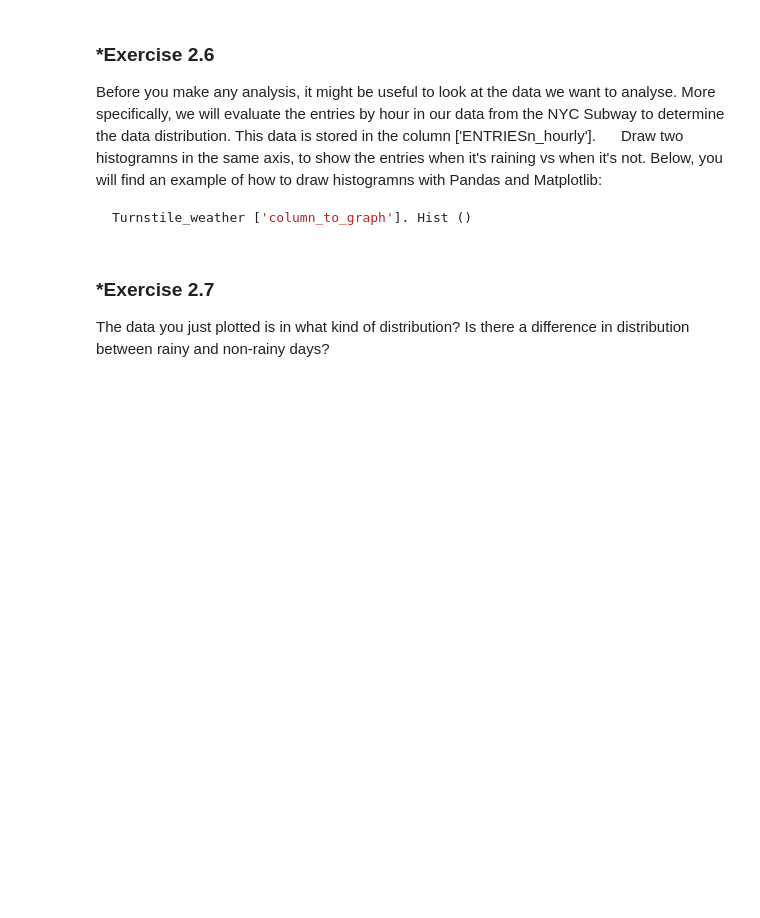
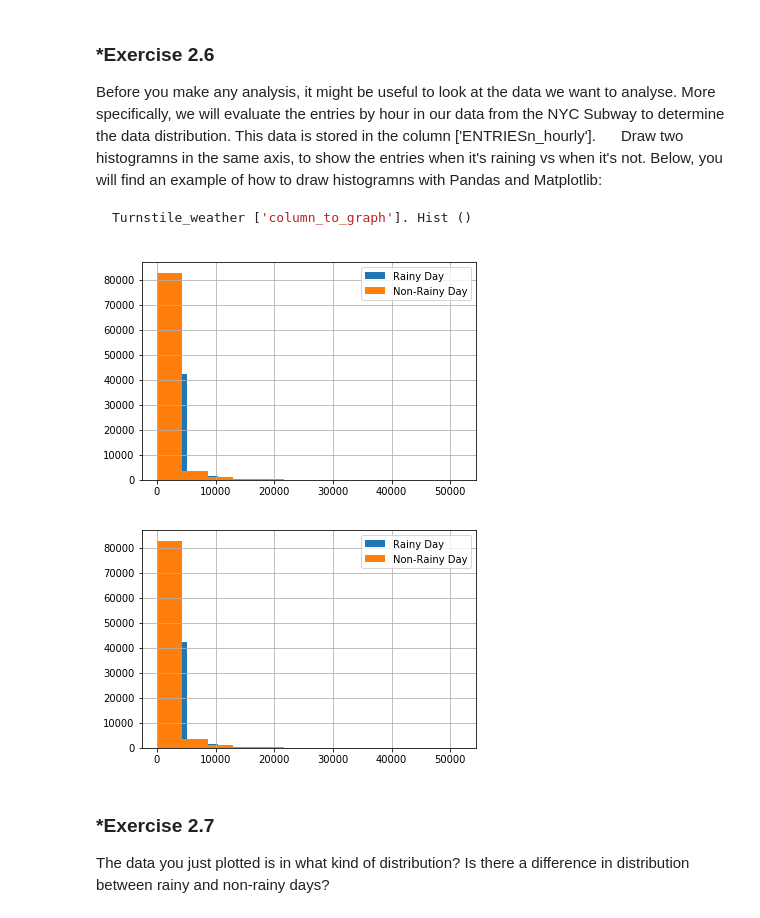
Before and after one commit to RahulKathuria/NYC-Subway-Data-Analysis, a Jupyter notebook: analyzing_subway_data_ndfdsi.ipynb, the cells around one changed output. Cells and saved outputs as stored; diff of their text form; code cells hidden in the pictures; blank space fills up the shorter version.

````diff
--- a/analyzing_subway_data_ndfdsi.ipynb
+++ b/analyzing_subway_data_ndfdsi.ipynb
@@ -362,19 +369,22 @@ Below, you will find an example of how to draw histogramns with Pandas and Matpl
 ```python
 Turnstile_weather ['column_to_graph']. Hist ()
 ```
-# %%
-import numpy as np
-import pandas
-import matplotlib.pyplot as plt
-
-def entries_histogram(turnstile_weather):
-
-
-
-    plt.figure()
-    turnstile_weather['...'] # your code here to plot a historgram for hourly entries when it is raining
-    turnstile_weather['...'] # your code here to plot a histogram for hourly entries when it is not raining
-    return plt
+# %%
+import numpy as np
+import pandas
+import matplotlib.pyplot as plt
+
+def entries_histogram(turnstile_weather):
+    plt.figure()
+    turnstile_weather.loc[turnstile_weather['rain']==1]['ENTRIESn_hourly'].hist(label="Rainy Day")
+    turnstile_weather.loc[turnstile_weather['rain']==0]['ENTRIESn_hourly'].hist(label="Non-Rainy Day")
+    plt.legend()
+    return plt
+df = entries_histogram(weather)
+df.show()
+# %% [output]
+[figure, added]
+[figure, added]
 # %% [markdown]
 ### *Exercise 2.7
 
````
Also changed, not shown: parts of 2 cells of this notebook.
